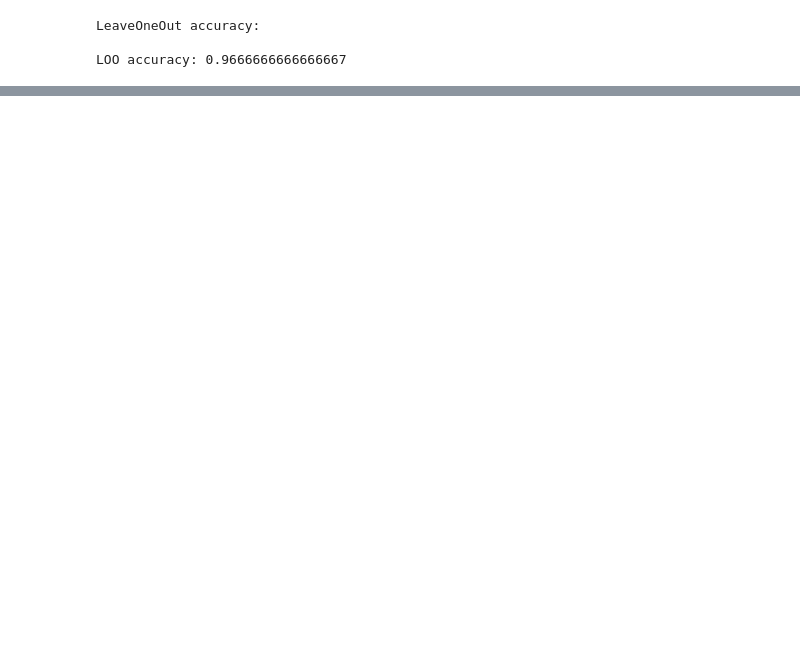
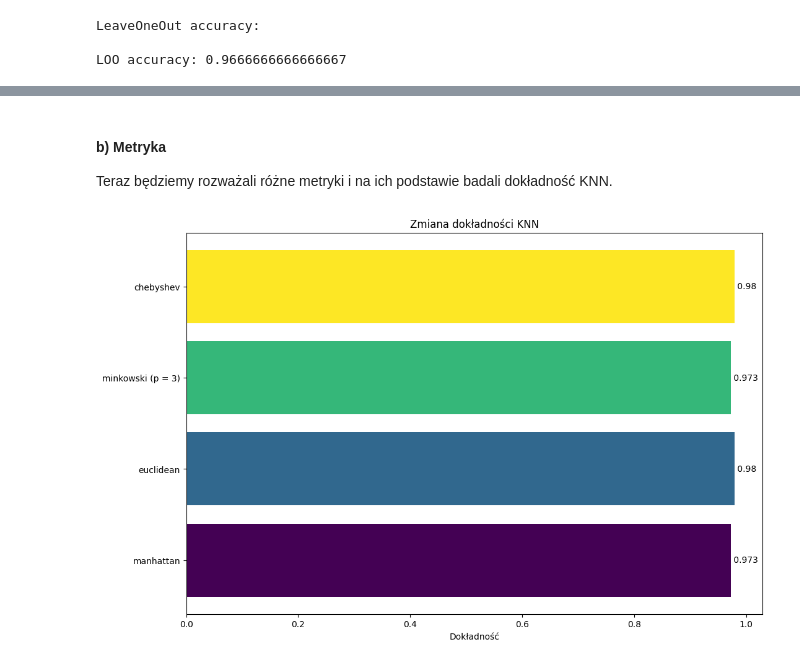
Before and after one commit to mweuro/ML_2024, a Jupyter notebook: task_2/ML_2.ipynb, the cells around one changed output, grey strips where cells are left out. Cells and saved outputs as stored; diff of their text form; code cells hidden in the pictures; blank space fills up the shorter version.

```diff
--- a/task_2/ml2.ipynb
+++ b/task_2/ML_2.ipynb
@@ -74 +67,4 @@ X_iris_normalized = normalizer.fit_transform(X_iris)
+# %%
+X_iris = iris.data
+y_iris = iris.target
 # %%
@@ -212,0 +197,27 @@ LOO accuracy: 0.9666666666666667
+# %% [markdown]
+#### b) Metryka
+Teraz będziemy rozważali różne metryki i na ich podstawie badali dokładność KNN.
+# %%
+def metrics_plot(X = X_iris):
+    accuracy = [cv_knn(10, n_neighbors = 3, metric = "manhattan", p = None, metric_params = None)
+               , cv_knn(10, n_neighbors = 3, metric = "euclidean", p = None, metric_params = None)
+               , cv_knn(10, n_neighbors = 3, metric = "minkowski", p = 3, metric_params = None)
+            #    , cv_knn(10, n_neighbors = 3, metric = "mahalanobis", p = None, metric_params={'V': np.cov(X)})
+               , cv_knn(10, n_neighbors = 3, metric = "chebyshev", p = None)]
+    metrics = ['manhattan', 'euclidean', 'minkowski (p = 3)', 'chebyshev']
+
+    colors = plt.cm.viridis(np.linspace(0, 1, len(metrics)))
+    fig, ax = plt.subplots(figsize = (12, 8))
+
+    ax.barh(metrics, accuracy, color = colors)
+    for i, (value, name) in enumerate(zip(accuracy, metrics)):
+        ax.text(x = value, y=i, s=f' {round(float(value), 3)}',
+            ha='left', va='center', fontsize=10)
+    # plt.xlabel('Liczba sąsiadów (k)')
+    plt.xlabel('Dokładność')
+    plt.title('Zmiana dokładności KNN')
+    plt.show()
+
+metrics_plot()
+# %% [output]
+[figure, added]
```
Also changed, not shown: parts of 19 cells of this notebook.
